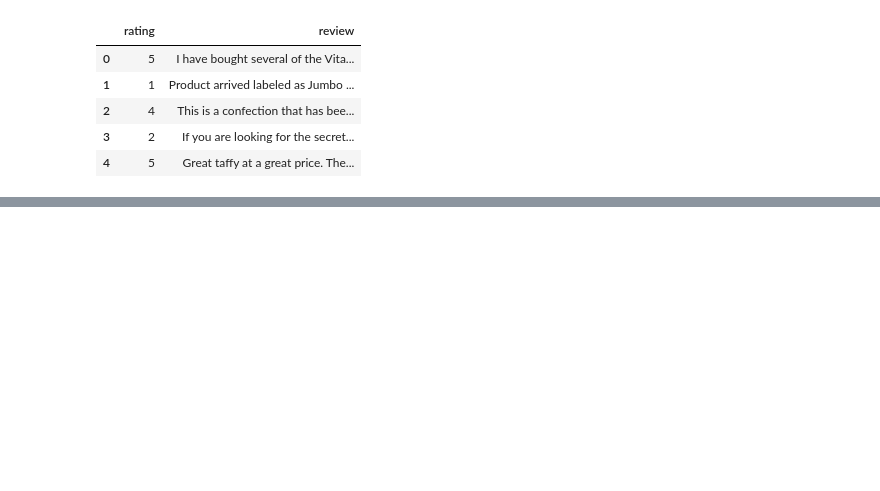
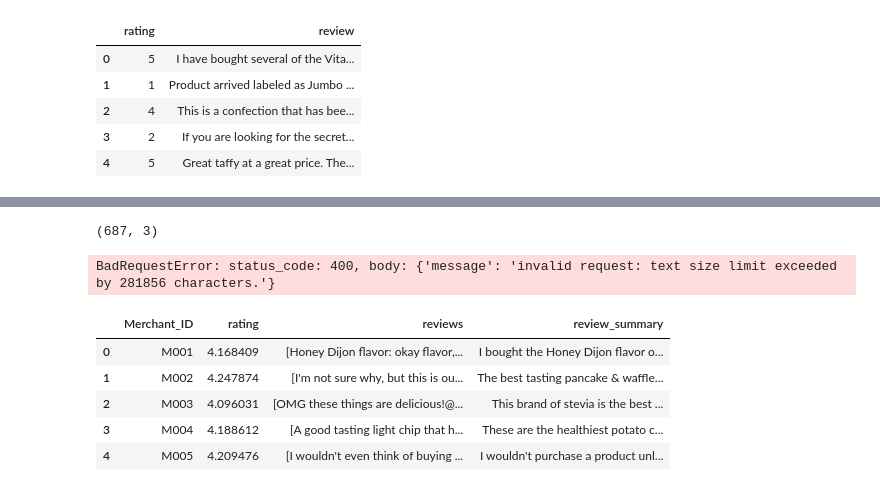
Before and after one commit to sanggusti/cmpwg_hackjakarta, a Jupyter notebook: financial-agent.ipynb, the cells around one changed output, grey strips where cells are left out. Cells and saved outputs as stored; diff of their text form; code cells hidden in the pictures; blank space fills up the shorter version.

```diff
--- a/financial-agent.ipynb
+++ b/financial-agent.ipynb
@@ -141,0 +543,6 @@ data['Merchant_ID'] = np.random.choice(merchant_ids, size=len(data))
+# %%
+#rearrage Merchant_ID column to the first column
+
+cols = df_review.columns.tolist()
+cols = cols[-1:] + cols[:-1]
+df_review = df_review[cols]
@@ -141,0 +558,7 @@ data['Merchant_ID'] = np.random.choice(merchant_ids, size=len(data))
+# %%
+# group by merchant_id and get the average rating, and list of reviews
+
+df_review_grouped = df_review.groupby('Merchant_ID').agg(
+    rating=('rating', 'mean'),
+    reviews=('review', list),
+).reset_index()
@@ -141,0 +574,33 @@ data['Merchant_ID'] = np.random.choice(merchant_ids, size=len(data))
+# %%
+df_review_grouped.shape
+# %% [output]
+(687, 3)
+# %%
+# for each merchant, applying cohere summarization to the list of reviews,and get summary and store in a new column named 'review_summary'
+
+df_review_grouped['review_summary'] = df_review_grouped['reviews'].apply(
+    lambda reviews: co.summarize(text=' '.join(reviews)).summary
+)
+# %% [output]
+BadRequestError: status_code: 400, body: {'message': 'invalid request: text size limit exceeded by 281856 characters.'}
+# %%
+def summarize_reviews(reviews):
+    text = ' '.join(reviews)
+    max_text_size = 3000
+    # Truncate the text if it's too long
+    if len(text) > max_text_size:
+        text = text[:max_text_size]
+    # Get the summary
+    summary = co.summarize(text=text).summary
+    return summary
+
+df_review_grouped['review_summary'] = df_review_grouped['reviews'].apply(summarize_reviews)
+# %%
+df_review_grouped.head()
+# %% [output]
+|  | Merchant_ID | rating | reviews | review_summary |
+| 0 | M001 | 4.168409 | [Honey Dijon flavor: okay flavor,... | I bought the Honey Dijon flavor o... |
+| 1 | M002 | 4.247874 | [I'm not sure why, but this is ou... | The best tasting pancake & waffle... |
+| 2 | M003 | 4.096031 | [OMG these things are delicious!@... | This brand of stevia is the best ... |
+| 3 | M004 | 4.188612 | [A good tasting light chip that h... | These are the healthiest potato c... |
+| 4 | M005 | 4.209476 | [I wouldn't even think of buying ... | I wouldn't purchase a product unl... |
```
Also changed, not shown: parts of 19 cells of this notebook, 13 other files.
